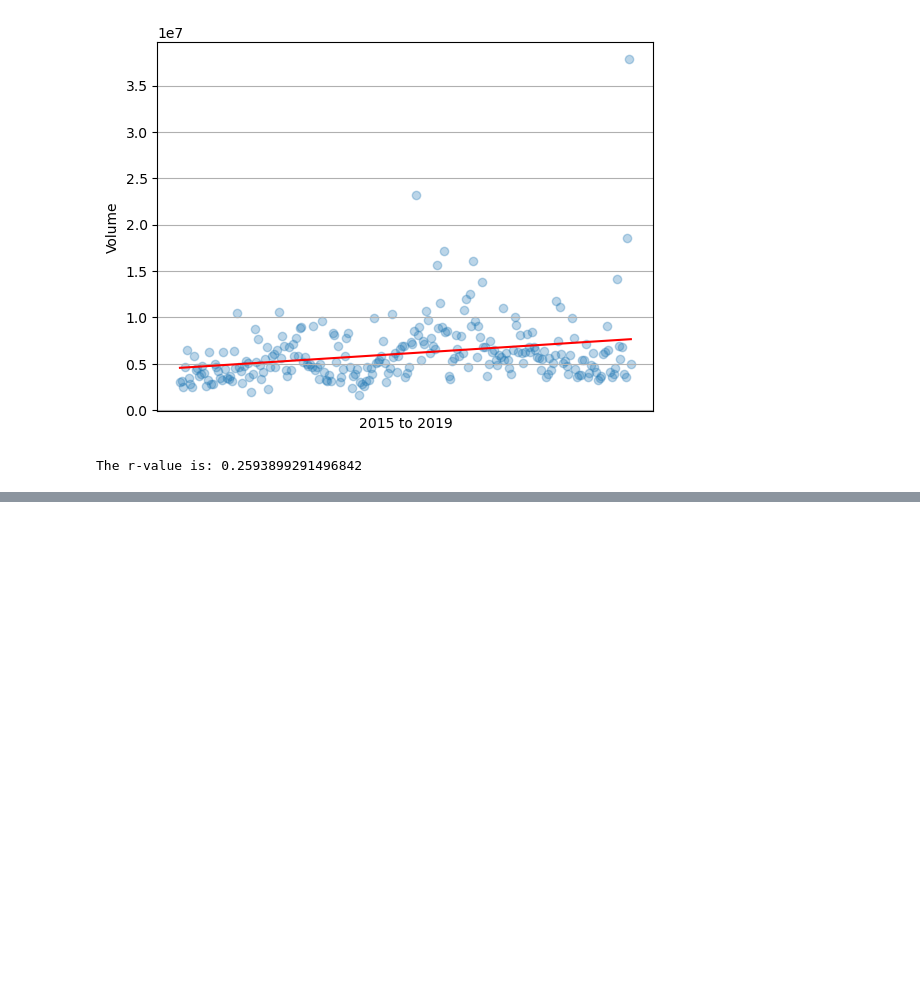
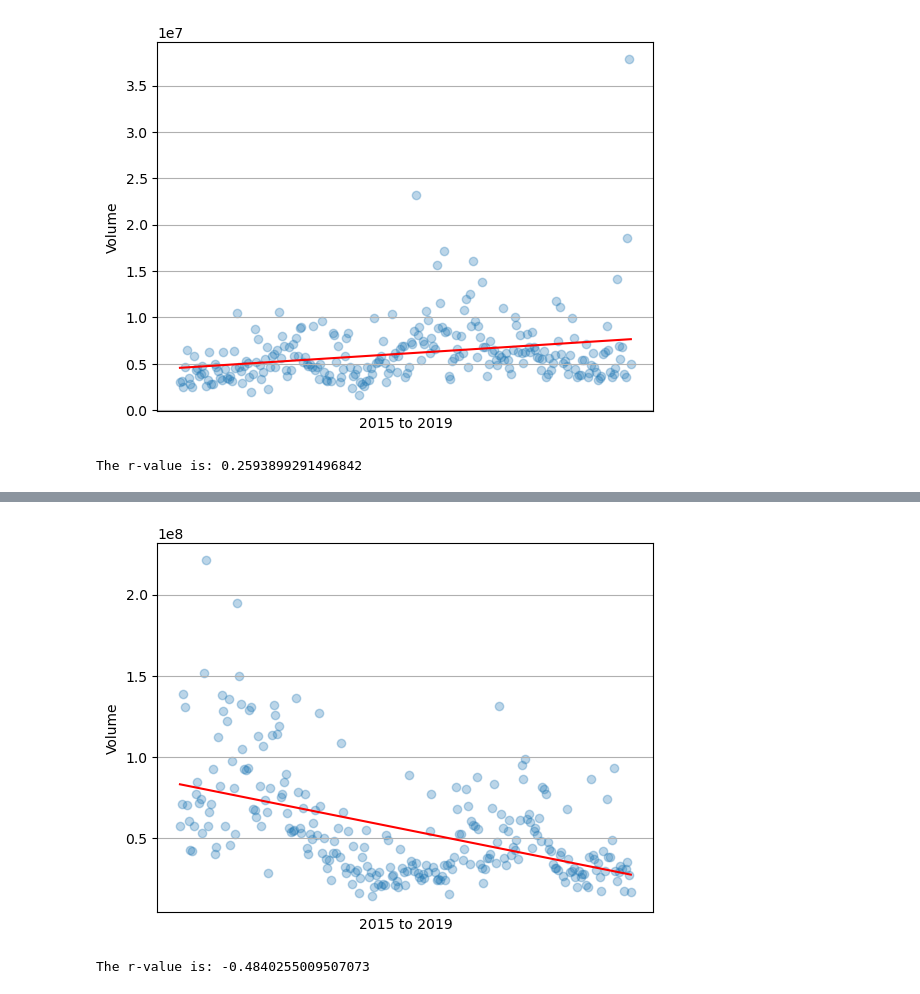
Before and after one commit to pathfindereleven/StockMkt_Analysis, a Jupyter notebook: combo #5.ipynb, the cells around one changed output, grey strips where cells are left out. Saved outputs shown, nothing was run; the diff lists cells and outputs as text; code cells hidden in the pictures; blank space fills up the shorter version.

```diff
--- a/combo #5.ipynb
+++ b/combo #5.ipynb
@@ -124,0 +137,5 @@ The r-value is: 0.2593899291496842
+# %%
+precovid(precovid_nflx['Date'], precovid_nflx['Volume'])
+# %% [output]
+[figure, added]
+The r-value is: -0.4840255009507073
```
Also changed, not shown: parts of 16 cells of this notebook.
